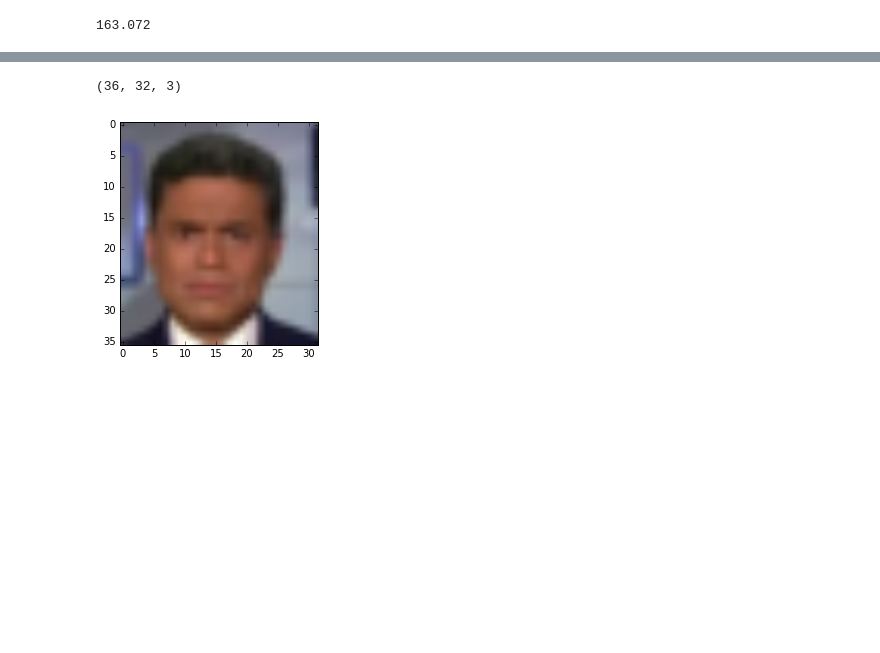
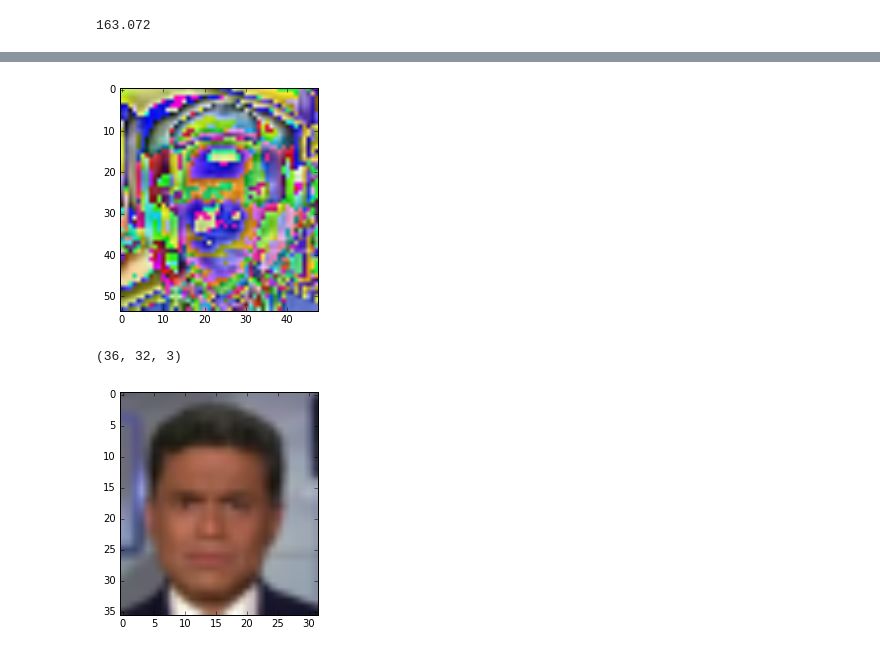
Before and after one commit to NHDaly/jupyter-binder, a Jupyter notebook: ml/Gan_Speaking.ipynb, the cells around one changed output, grey strips where cells are left out. Saved outputs shown, nothing was run; the diff lists cells and outputs as text; code cells hidden in the pictures; blank space fills up the shorter version.

```diff
--- a/ml/Gan_Speaking.ipynb
+++ b/ml/Gan_Speaking.ipynb
@@ -147,3 +188,8 @@ plt.plot(losses[:100])
+# %%
+weights = lr.coef_.reshape(frame_dim)
+play_frames_clip([normalize(weights)])
+# %% [output]
+[figure, added]
 # %%
 # Down-scale the image.
 import scipy
```
Also changed, not shown: parts of 14 cells of this notebook, 1 other file.
